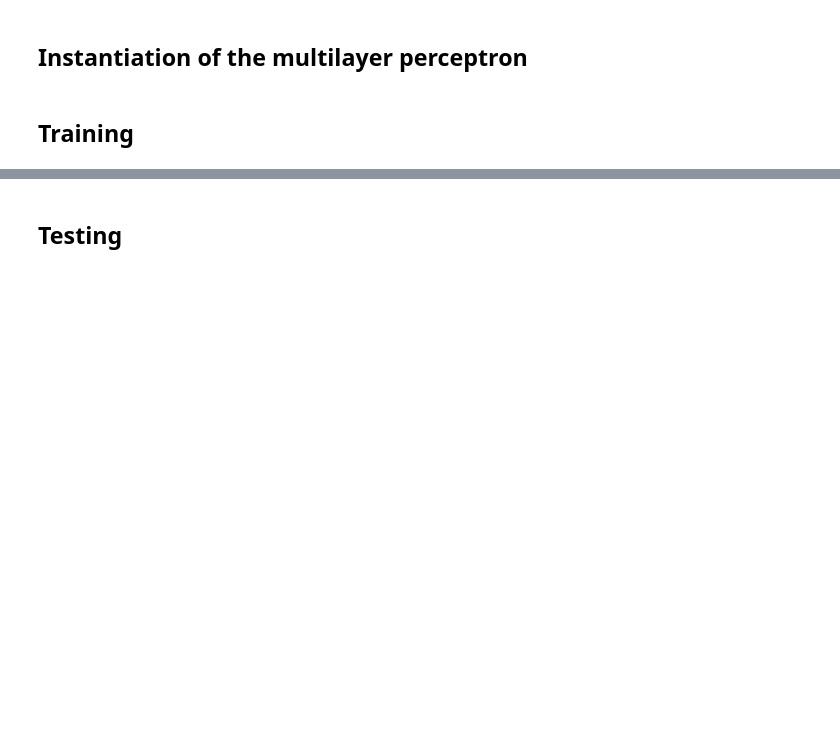
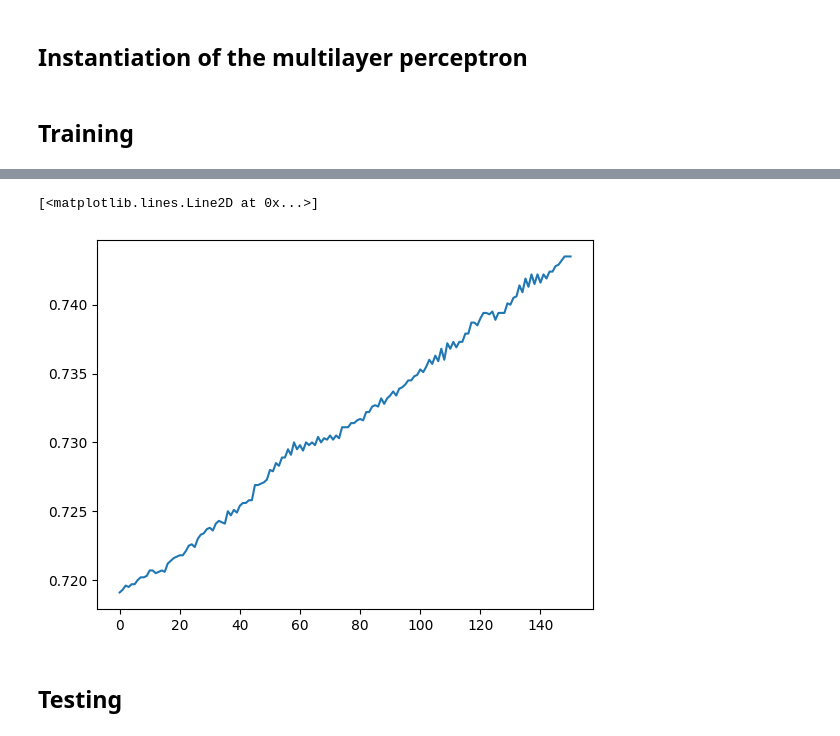
Before and after one commit to lucasabuela/my_first_nn, a Jupyter notebook: playground.ipynb, the cells around one changed output, grey strips where cells are left out. Saved outputs shown, nothing was run; the diff lists cells and outputs as text; code cells hidden in the pictures; blank space fills up the shorter version.

```diff
--- a/playground.ipynb
+++ b/playground.ipynb
@@ -45,2 +44,7 @@ plt.plot(training_costs)
+# %%
+plt.plot(previous_accuracies)
+# %% [output]
+[<matplotlib.lines.Line2D at 0x...>]
+[figure, added]
 # %% [markdown]
 ## Testing
```
Also changed, not shown: parts of 9 cells of this notebook, 2 other files.
